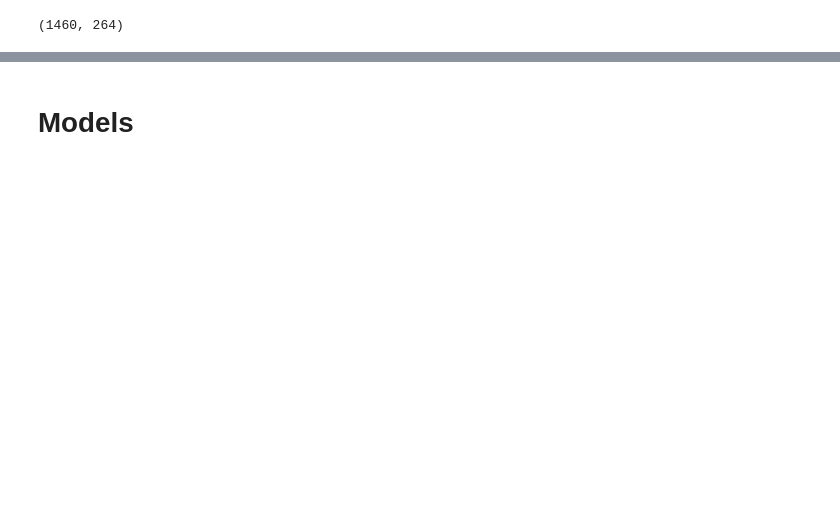
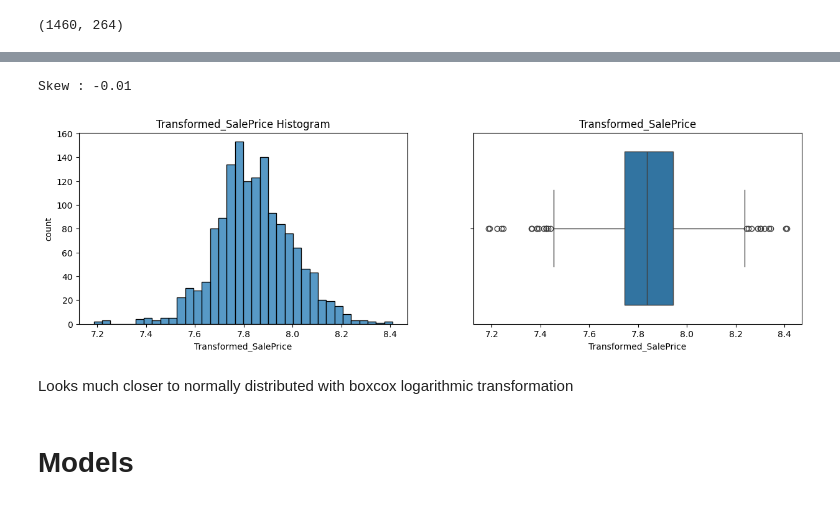
Before and after one commit to Rmorsch/Ames-House-Prices, a Jupyter notebook: Analysis.ipynb, the cells around one changed output, grey strips where cells are left out. Cells and saved outputs as stored; diff of their text form; code cells hidden in the pictures; blank space fills up the shorter version.

```diff
--- a/Analysis.ipynb
+++ b/Analysis.ipynb
@@ -236,2 +258,26 @@ X_test_scaled = scaler.transform(X_test)
+# %%
+# Response with BoxCox
+col = 'Transformed_SalePrice'
+viz_df = pd.DataFrame(transformed_sale_price, columns=[col])
+print('Skew :', round(viz_df[col].skew(), 2))
+plt.figure(figsize=(15, 4))
+
+# Histograms
+plt.subplot(1, 2, 1)
+sns.histplot(data=viz_df , x=col)
+plt.ylabel('count')
+plt.title(f'{col} Histogram')
+
+# Boxplot without outliers
+plt.subplot(1, 2, 2)
+sns.boxplot(x=viz_df[col])
+plt.title(f'{col}')
+
+plt.show()
+# %% [output]
+Skew : -0.01
+[figure, added]
+# %% [markdown]
+Looks much closer to normally distributed with boxcox logarithmic transformation
 # %% [markdown]
 # Models
```
Also changed, not shown: parts of 49 cells of this notebook, 2 other files.
